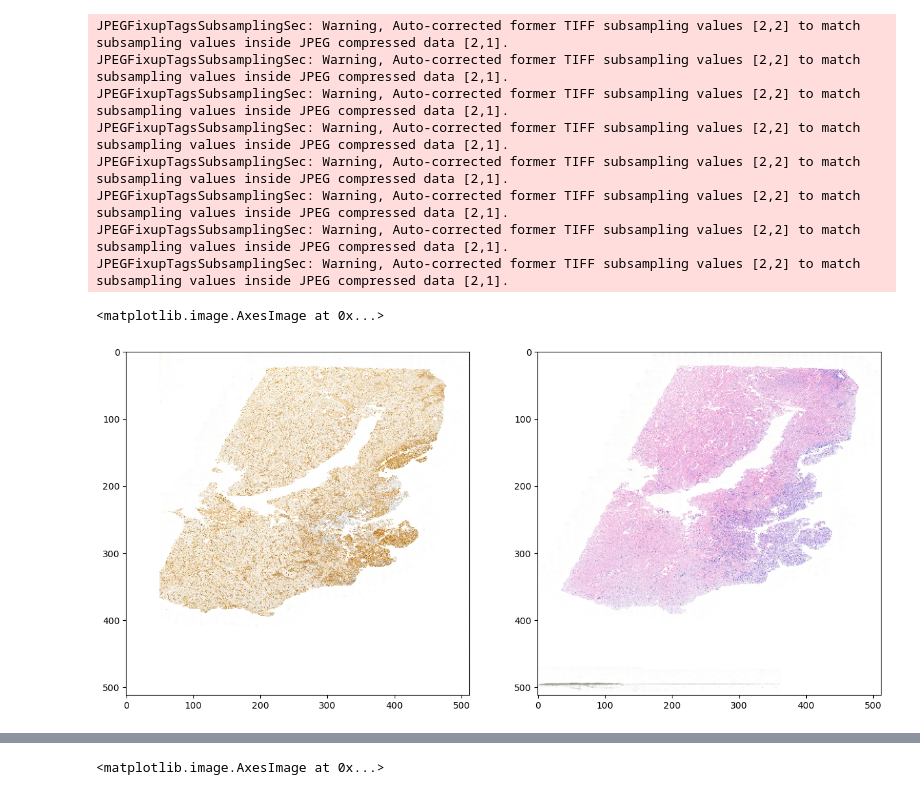
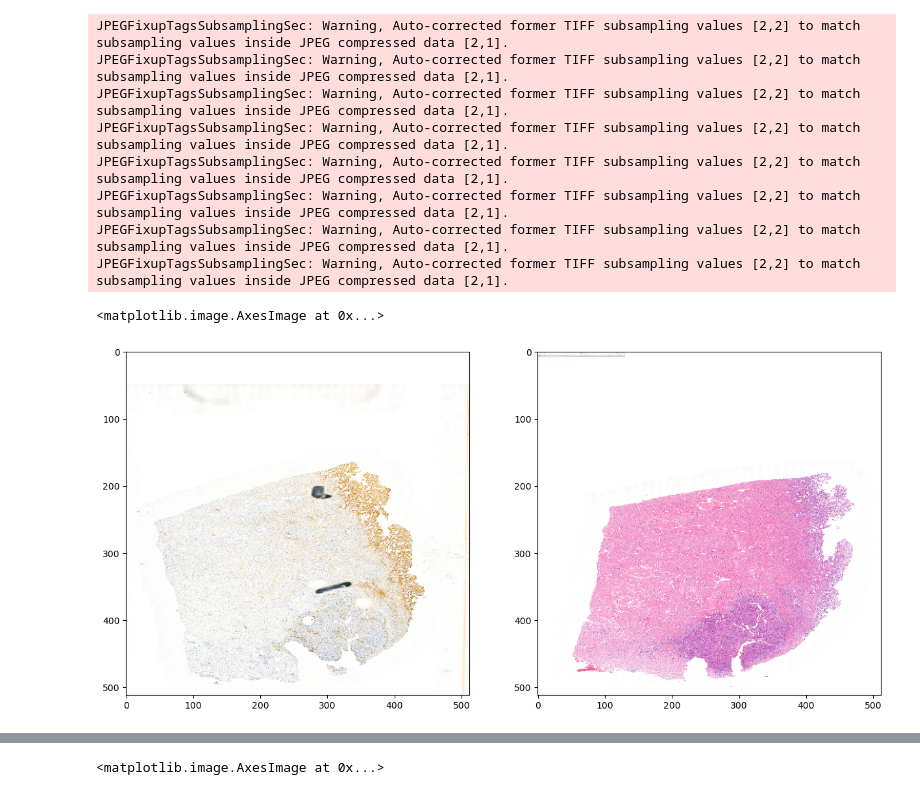
Before and after one commit to Leeyoungsup/virtual_stain, a Jupyter notebook: Transformations_patch.ipynb, the cells around one changed output, grey strips where cells are left out. Saved outputs shown, nothing was run; the diff lists cells and outputs as text; code cells hidden in the pictures.

```diff
--- a/Transformations_patch.ipynb
+++ b/Transformations_patch.ipynb
@@ -13,31 +32,31 @@ stain_svs_path='../../data/svs/'
 # %%
-i=13
+i=1
 fileName=Transfer_df.loc[i]['slide']
 stain=Transfer_df.loc[i]['stain']
 x=Transfer_df.loc[i]['x']*100
 y=Transfer_df.loc[i]['y']*100
 angle=Transfer_df.loc[i]['angle']
 he_slide = slideio.open_slide(HE_svs_path+fileName+'.svs', "SVS")
 stain_slide = slideio.open_slide(stain_svs_path+stain+'/'+fileName+'.svs', "SVS")
 scene = he_slide.get_scene(0)
 svsWidth = scene.rect[2]
 svsHeight = scene.rect[3]
 he_slide_block = scene.read_block((0, 0, svsWidth, svsHeight),size=(int(512), int(512)))
 scene = stain_slide.get_scene(0)
-stain_slide_block = scene.read_block((x, y, svsWidth, svsHeight),size=(int(512), int(512)))
+stain_slide_block = scene.read_block((-x, -y, svsWidth, svsHeight),size=(int(512), int(512)))
 plt.figure(figsize=(15,30))
 plt.subplot(1,2,1)
 plt.imshow(stain_slide_block)
 plt.subplot(1,2,2)
 plt.imshow(he_slide_block)
 # %% [output]
 JPEGFixupTagsSubsamplingSec: Warning, Auto-corrected former TIFF subsampling values [2,2] to match subsampling values inside JPEG compressed data [2,1].
 JPEGFixupTagsSubsamplingSec: Warning, Auto-corrected former TIFF subsampling values [2,2] to match subsampling values inside JPEG compressed data [2,1].
 JPEGFixupTagsSubsamplingSec: Warning, Auto-corrected former TIFF subsampling values [2,2] to match subsampling values inside JPEG compressed data [2,1].
 JPEGFixupTagsSubsamplingSec: Warning, Auto-corrected former TIFF subsampling values [2,2] to match subsampling values inside JPEG compressed data [2,1].
 JPEGFixupTagsSubsamplingSec: Warning, Auto-corrected former TIFF subsampling values [2,2] to match subsampling values inside JPEG compressed data [2,1].
 JPEGFixupTagsSubsamplingSec: Warning, Auto-corrected former TIFF subsampling values [2,2] to match subsampling values inside JPEG compressed data [2,1].
 JPEGFixupTagsSubsamplingSec: Warning, Auto-corrected former TIFF subsampling values [2,2] to match subsampling values inside JPEG compressed data [2,1].
 JPEGFixupTagsSubsamplingSec: Warning, Auto-corrected former TIFF subsampling values [2,2] to match subsampling values inside JPEG compressed data [2,1].
 <matplotlib.image.AxesImage at 0x...>
-[figure, old version]
+[figure, new version]
```
Also changed, not shown: parts of 2 cells of this notebook.
